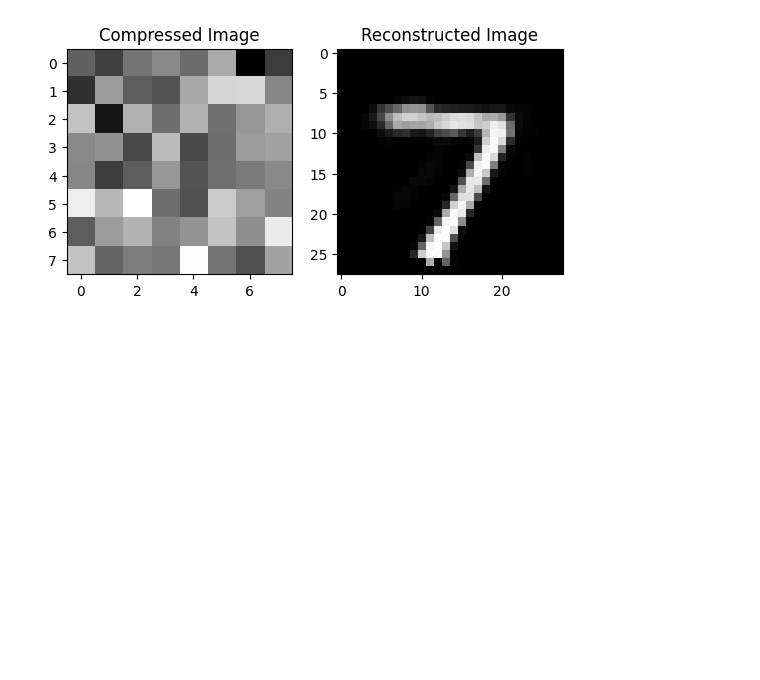
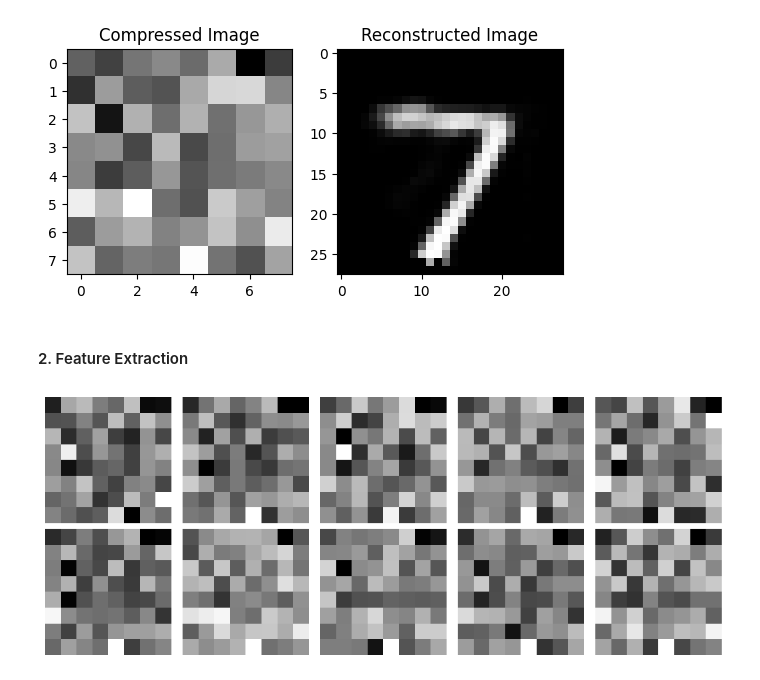
Before and after one commit to Suraj520/data-science, a Jupyter notebook: 02-deep-learning/45-autoencoders/notebook.ipynb, the cells around one changed output. Cells and saved outputs as stored; diff of their text form; code cells hidden in the pictures; blank space fills up the shorter version.

Commit message:
Autoencoders for Feature extraction

```diff
--- a/02-deep-learning/45-autoencoders/notebook.ipynb
+++ b/02-deep-learning/45-autoencoders/notebook.ipynb
@@ -177,3 +177,5 @@ plt.show()
 # %% [output]
 [figure]
 [figure]
+# %% [markdown]
+#### 2. Feature Extraction
@@ -179,0 +215,15 @@ plt.show()
+# %%
+#visualizing few features
+# Load Features
+features = np.load('features_train.npy')
+
+# Plot Features
+fig, axs = plt.subplots(2, 5, figsize=(10, 4))
+axs = axs.flatten()
+for i in range(10):
+    axs[i].imshow(features[i].reshape(8, 8), cmap='gray')
+    axs[i].axis('off')
+plt.tight_layout()
+plt.show()
+# %% [output]
+[figure, added]
```
Also changed, not shown: parts of 1 cell of this notebook.
